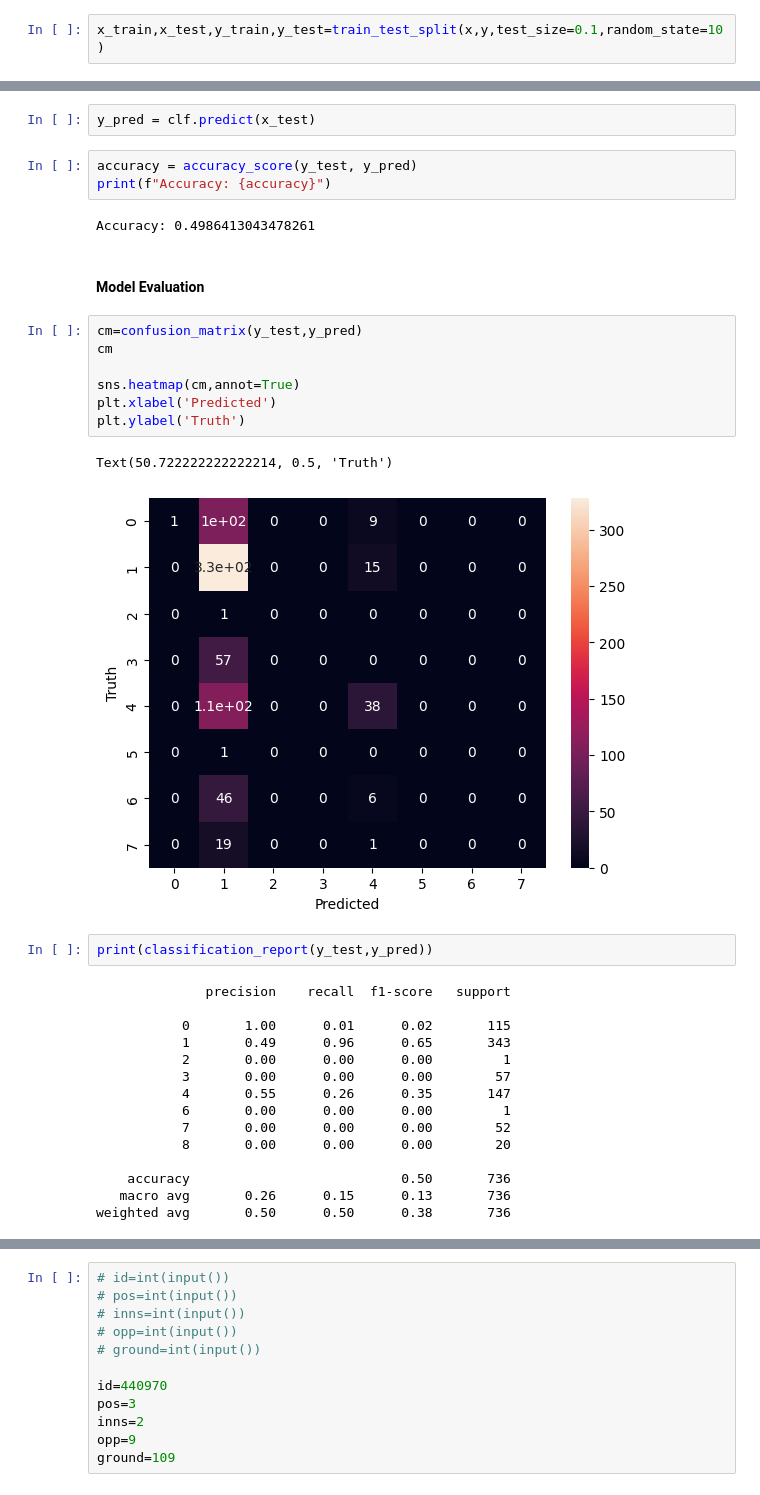
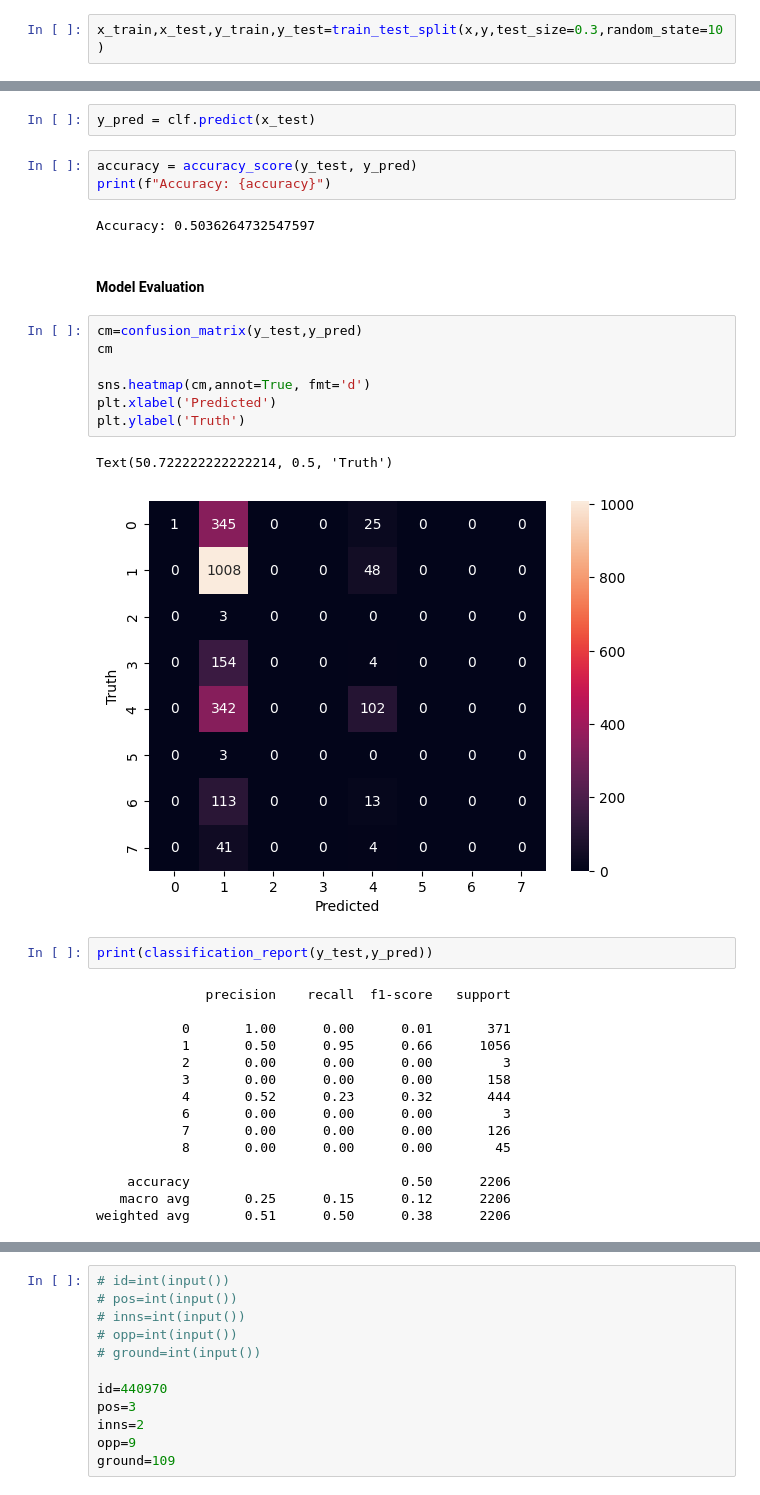
Before and after one commit to Ashrockzzz2003/Cricket_Best_11_Prediction, a Jupyter notebook: predicting_Dismissal.ipynb, the cells around one changed output, grey strips where cells are left out. Saved outputs shown, nothing was run; the diff lists cells and outputs as text.

```diff
--- a/predicting_Dismissal.ipynb
+++ b/predicting_Dismissal.ipynb
@@ -558,7 +576,7 @@ y
 9328    4
 Name: Dismissal, Length: 7351, dtype: int64
 # %%
-x_train,x_test,y_train,y_test=train_test_split(x,y,test_size=0.1,random_state=10)
+x_train,x_test,y_train,y_test=train_test_split(x,y,test_size=0.3,random_state=10)
 # %% [markdown]
 ### Logistic Regression
 # %%
@@ -761,36 +779,36 @@ y_pred = clf.predict(x_test)
 accuracy = accuracy_score(y_test, y_pred)
 print(f"Accuracy: {accuracy}")
 # %% [output]
-Accuracy: 0.4986413043478261
+Accuracy: 0.5036264732547597
 # %% [markdown]
 #### Model Evaluation
 # %%
 cm=confusion_matrix(y_test,y_pred)
 cm
 
-sns.heatmap(cm,annot=True)
+sns.heatmap(cm,annot=True, fmt='d')
 plt.xlabel('Predicted')
 plt.ylabel('Truth')
 # %% [output]
 Text(50.722222222222214, 0.5, 'Truth')
-[figure, old version]
+[figure, new version]
 # %%
 print(classification_report(y_test,y_pred))
 # %% [output]
               precision    recall  f1-score   support
 
-           0       1.00      0.01      0.02       115
-           1       0.49      0.96      0.65       343
-           2       0.00      0.00      0.00         1
-           3       0.00      0.00      0.00        57
-           4       0.55      0.26      0.35       147
-           6       0.00      0.00      0.00         1
-           7       0.00      0.00      0.00        52
-           8       0.00      0.00      0.00        20
+           0       1.00      0.00      0.01       371
+           1       0.50      0.95      0.66      1056
+           2       0.00      0.00      0.00         3
+           3       0.00      0.00      0.00       158
+           4       0.52      0.23      0.32       444
+           6       0.00      0.00      0.00         3
+           7       0.00      0.00      0.00       126
+           8       0.00      0.00      0.00        45
 
-    accuracy                           0.50       736
-   macro avg       0.26      0.15      0.13       736
-weighted avg       0.50      0.50      0.38       736
+    accuracy                           0.50      2206
+   macro avg       0.25      0.15      0.12      2206
+weighted avg       0.51      0.50      0.38      2206
 # %%
 # Class Prediction Error Plot for multiclass classification
 def roc_auc_score_multiclass(actual_class, pred_class, average = "macro"):
```
Also changed, not shown: parts of 35 cells of this notebook, 1 other file.
